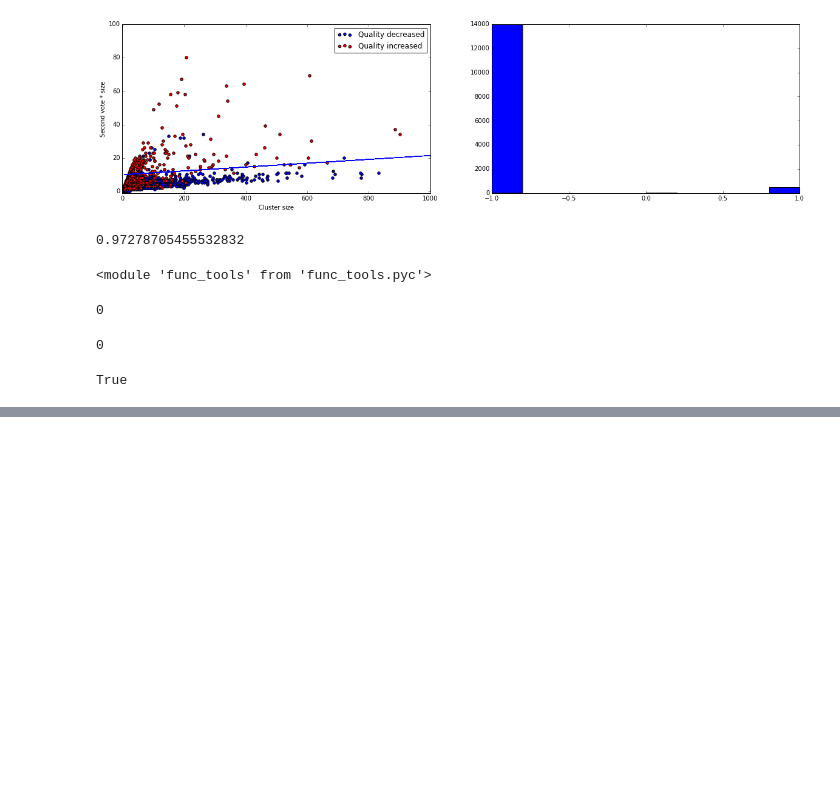
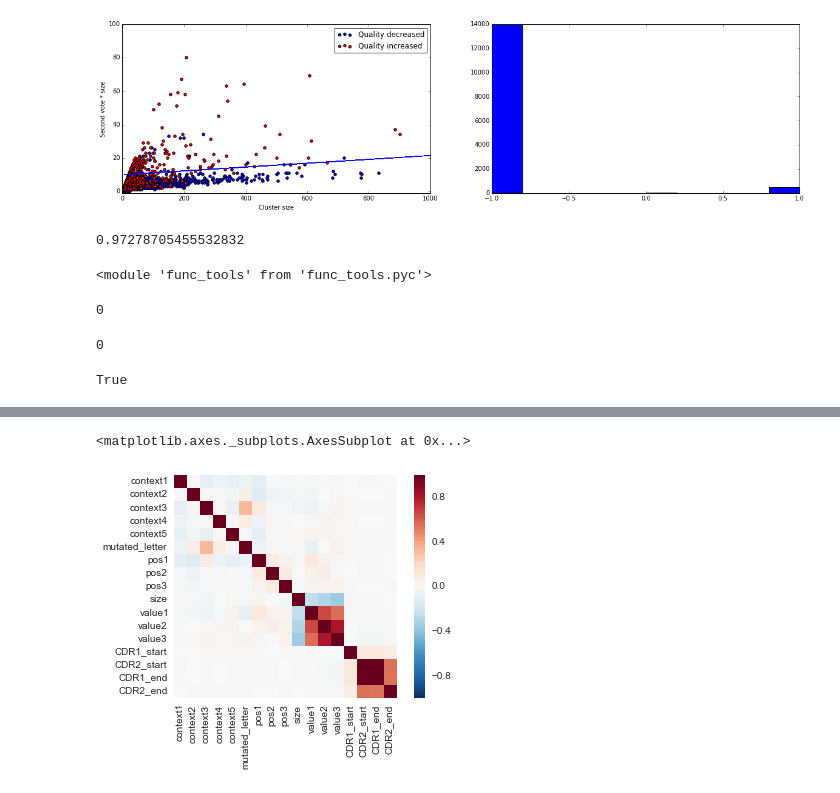
Before and after one commit to NikitaDurasov/CAB_imm, a Jupyter notebook: base.ipynb, the cells around one changed output, grey strips where cells are left out. Saved outputs shown, nothing was run; the diff lists cells and outputs as text; code cells hidden in the pictures; blank space fills up the shorter version.

```diff
--- a/base.ipynb
+++ b/base.ipynb
@@ -639,0 +694,14 @@ len(final_rep)
+# %%
+coder = LabelEncoder()
+coder.fit(new_df['context1'])
+new_df.context1 = coder.transform(new_df['context1'])
+new_df.context2 = coder.transform(new_df['context2'])
+new_df.context3 = coder.transform(new_df['context3'])
+new_df.context4 = coder.transform(new_df['context4'])
+new_df.context5 = coder.transform(new_df['context5'])
+new_df.mutated_letter = coder.transform(new_df['mutated_letter'])
+# %%
+sb.heatmap(new_df.corr(), square=True)
+# %% [output]
+<matplotlib.axes._subplots.AxesSubplot at 0x...>
+[figure, added]
```
Also changed, not shown: parts of 19 cells of this notebook, 4 other files.
